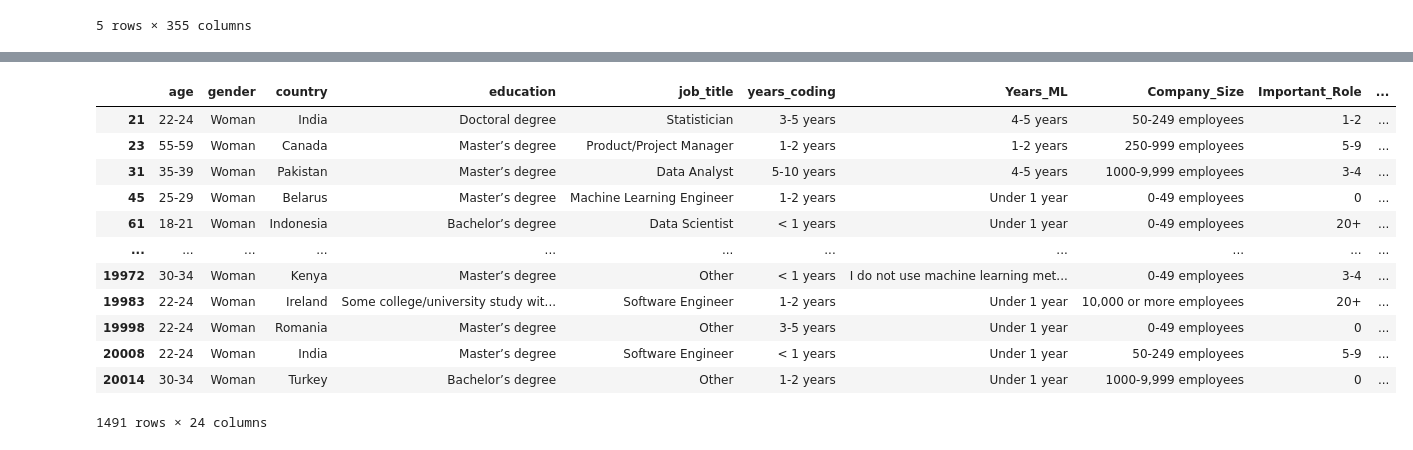
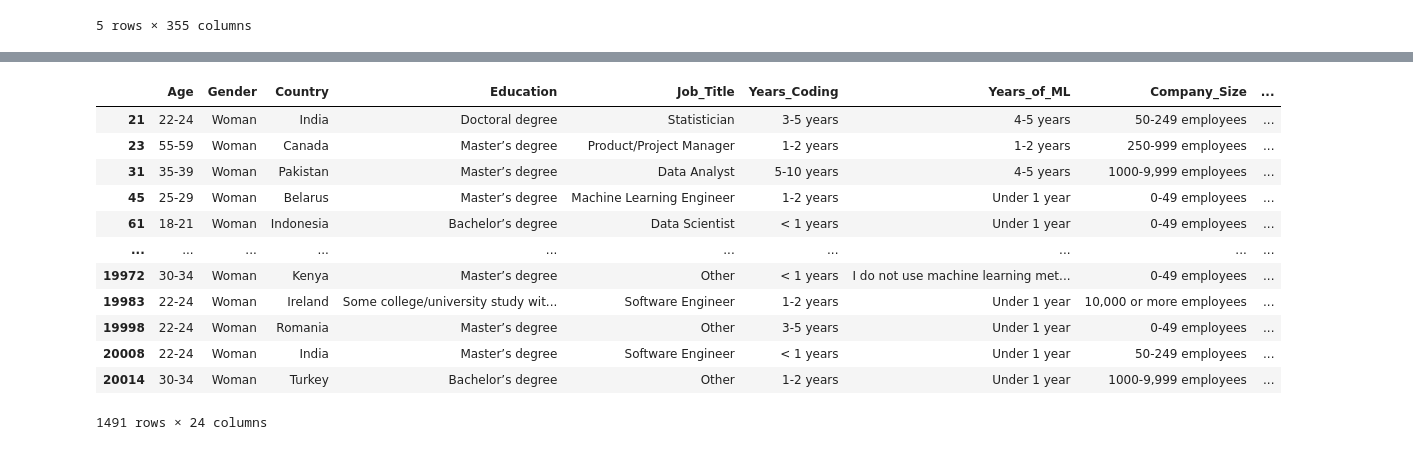
Before and after one commit to DenishaYP-creator/WomenInTech, a Jupyter notebook: Resources/Gender_Gap_In_Tech_Survery_Data/Kaggle_2020_Respones.ipynb, the cells around one changed output, grey strips where cells are left out. Cells and saved outputs as stored; diff of their text form; code cells hidden in the pictures.

Commit message:
Tables Complete

```diff
--- a/Resources/Gender_Gap_In_Tech_Survery_Data/Kaggle_2020_Respones.ipynb
+++ b/Resources/Gender_Gap_In_Tech_Survery_Data/Kaggle_2020_Respones.ipynb
@@ -170,11 +155,11 @@ df
 # %%
 # Rename Columns
-df.columns = ['age',
-              'gender',
-              'country',
-              'education',
-              'job_title',
-              'years_coding',
+df.columns = ['Age',
+         'Gender',
+         'Country',
+         'Education',
+         'Job_Title',
+         'Years_Coding',
          'Q7_Part_1',
          'Q7_Part_2',
          'Q7_Part_3',
@@ -222,7 +207,7 @@ df.columns = ['age',
          'Q14_Part_9',
          'Q14_Part_10',
          'Q14_Part_11',
-              'Years_ML',
+         'Years_of_ML',
          'Q16_Part_1',
          'Q16_Part_2',
          'Q16_Part_3',
@@ -254,19 +239,19 @@ df.columns = ['age',
          'Q19_Part_3',
          'Q19_Part_4',
          'Q19_Part_5',
-              'Company_Size',
-              'Important_Role',
-              'ML_at_Company',
-               'Q23_Part_1',
+         'Company_Size',
+         'Work_Load_Size',
+         'ML_Access',
+         'Q23_Part_1',
          'Q23_Part_2',
          'Q23_Part_3',
          'Q23_Part_4',
          'Q23_Part_5',
          'Q23_Part_6',
          'Q23_Part_7',
-              'salary',
-              'Money_spent_ML',
-                'Q28_A_Part_1',
+         'Salary',
+         'Money_Spent_on_ML',
+         'Q28_A_Part_1',
          'Q28_A_Part_2',
          'Q28_A_Part_3',
          'Q28_A_Part_4',
@@ -380,18 +453,18 @@ df = df.dropna()
 # %%
-Women_df = df[df['gender'] == 'Woman']
+Women_df = df[df['Gender'] == 'Woman']
 Women_df
 # %% [output]
-|  | age | gender | country | education | job_title | years_coding | Years_ML | Company_Size | Important_Role | ... |
-| 21 | 22-24 | Woman | India | Doctoral degree | Statistician | 3-5 years | 4-5 years | 50-249 employees | 1-2 | ... |
-| 23 | 55-59 | Woman | Canada | Master’s degree | Product/Project Manager | 1-2 years | 1-2 years | 250-999 employees | 5-9 | ... |
-| 31 | 35-39 | Woman | Pakistan | Master’s degree | Data Analyst | 5-10 years | 4-5 years | 1000-9,999 employees | 3-4 | ... |
-| 45 | 25-29 | Woman | Belarus | Master’s degree | Machine Learning Engineer | 1-2 years | Under 1 year | 0-49 employees | 0 | ... |
-| 61 | 18-21 | Woman | Indonesia | Bachelor’s degree | Data Scientist | < 1 years | Under 1 year | 0-49 employees | 20+ | ... |
-| ... | ... | ... | ... | ... | ... | ... | ... | ... | ... | ... |
-| 19972 | 30-34 | Woman | Kenya | Master’s degree | Other | < 1 years | I do not use machine learning met... | 0-49 employees | 3-4 | ... |
-| 19983 | 22-24 | Woman | Ireland | Some college/university study wit... | Software Engineer | 1-2 years | Under 1 year | 10,000 or more employees | 20+ | ... |
-| 19998 | 22-24 | Woman | Romania | Master’s degree | Other | 3-5 years | Under 1 year | 0-49 employees | 0 | ... |
-| 20008 | 22-24 | Woman | India | Master’s degree | Software Engineer | < 1 years | Under 1 year | 50-249 employees | 5-9 | ... |
-| 20014 | 30-34 | Woman | Turkey | Bachelor’s degree | Other | 1-2 years | Under 1 year | 1000-9,999 employees | 0 | ... |
+|  | Age | Gender | Country | Education | Job_Title | Years_Coding | Years_of_ML | Company_Size | ... |
+| 21 | 22-24 | Woman | India | Doctoral degree | Statistician | 3-5 years | 4-5 years | 50-249 employees | ... |
+| 23 | 55-59 | Woman | Canada | Master’s degree | Product/Project Manager | 1-2 years | 1-2 years | 250-999 employees | ... |
+| 31 | 35-39 | Woman | Pakistan | Master’s degree | Data Analyst | 5-10 years | 4-5 years | 1000-9,999 employees | ... |
+| 45 | 25-29 | Woman | Belarus | Master’s degree | Machine Learning Engineer | 1-2 years | Under 1 year | 0-49 employees | ... |
+| 61 | 18-21 | Woman | Indonesia | Bachelor’s degree | Data Scientist | < 1 years | Under 1 year | 0-49 employees | ... |
+| ... | ... | ... | ... | ... | ... | ... | ... | ... | ... |
+| 19972 | 30-34 | Woman | Kenya | Master’s degree | Other | < 1 years | I do not use machine learning met... | 0-49 employees | ... |
+| 19983 | 22-24 | Woman | Ireland | Some college/university study wit... | Software Engineer | 1-2 years | Under 1 year | 10,000 or more employees | ... |
+| 19998 | 22-24 | Woman | Romania | Master’s degree | Other | 3-5 years | Under 1 year | 0-49 employees | ... |
+| 20008 | 22-24 | Woman | India | Master’s degree | Software Engineer | < 1 years | Under 1 year | 50-249 employees | ... |
+| 20014 | 30-34 | Woman | Turkey | Bachelor’s degree | Other | 1-2 years | Under 1 year | 1000-9,999 employees | ... |
 1491 rows × 24 columns
 # %%
```
Also changed, not shown: parts of 7 cells of this notebook, 3 other files.
